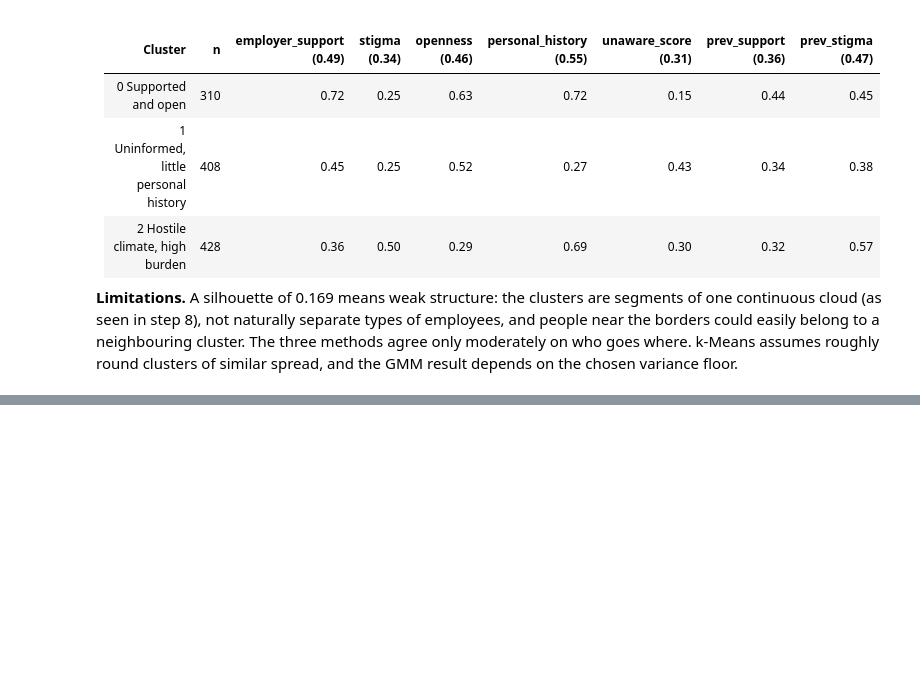
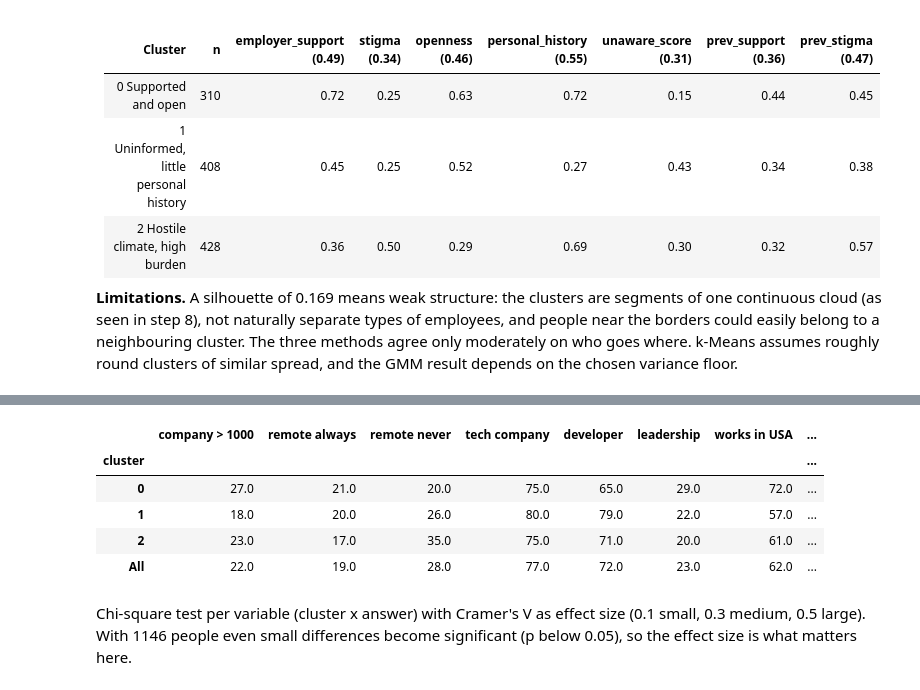
Before and after one commit to fluyid/osmi-mental-health-in-tech, a Jupyter notebook: osmi-clustering/notebooks/01_clustering.ipynb, the cells around one changed output, grey strips where cells are left out. Cells and saved outputs as stored; diff of their text form; code cells hidden in the pictures; blank space fills up the shorter version.

```diff
--- a/osmi-clustering/notebooks/01_clustering.ipynb
+++ b/osmi-clustering/notebooks/01_clustering.ipynb
@@ -1015,0 +1467,25 @@ Clusters were renumbered by their position on PC1 (0 = least hostile climate), s
+# %%
+work_setup = pd.DataFrame({
+    "company > 1000": context["company_size"] == 5,
+    "remote always": context["remote_work"] == 2,
+    "remote never": context["remote_work"] == 0,
+    "tech company": context["tech_company"] == 1,
+    "developer": context["is_developer"] == 1,
+    "leadership": context["is_leadership"] == 1,
+    "works in USA": context["country_usa"] == 1,
+    "works in UK": context["country_uk"] == 1,
+    "works elsewhere": context["country_other"] == 1,
+})
+setup_pct = work_setup.groupby(clusters).mean().mul(100)
+setup_pct.loc["All"] = work_setup.mean().mul(100)
+setup_pct.index.name = "cluster"
+setup_pct.round(0)
+# %% [output]
+|  | company > 1000 | remote always | remote never | tech company | developer | leadership | works in USA | ... |
+| cluster |  |  |  |  |  |  |  | ... |
+| 0 | 27.0 | 21.0 | 20.0 | 75.0 | 65.0 | 29.0 | 72.0 | ... |
+| 1 | 18.0 | 20.0 | 26.0 | 80.0 | 79.0 | 22.0 | 57.0 | ... |
+| 2 | 23.0 | 17.0 | 35.0 | 75.0 | 71.0 | 20.0 | 61.0 | ... |
+| All | 22.0 | 19.0 | 28.0 | 77.0 | 72.0 | 23.0 | 62.0 | ... |
+# %% [markdown]
+Chi-square test per variable (cluster x answer) with Cramer's V as effect size (0.1 small, 0.3 medium, 0.5 large). With 1146 people even small differences become significant (p below 0.05), so the effect size is what matters here.
```
Also changed, not shown: parts of 74 cells of this notebook, 3 other files.
